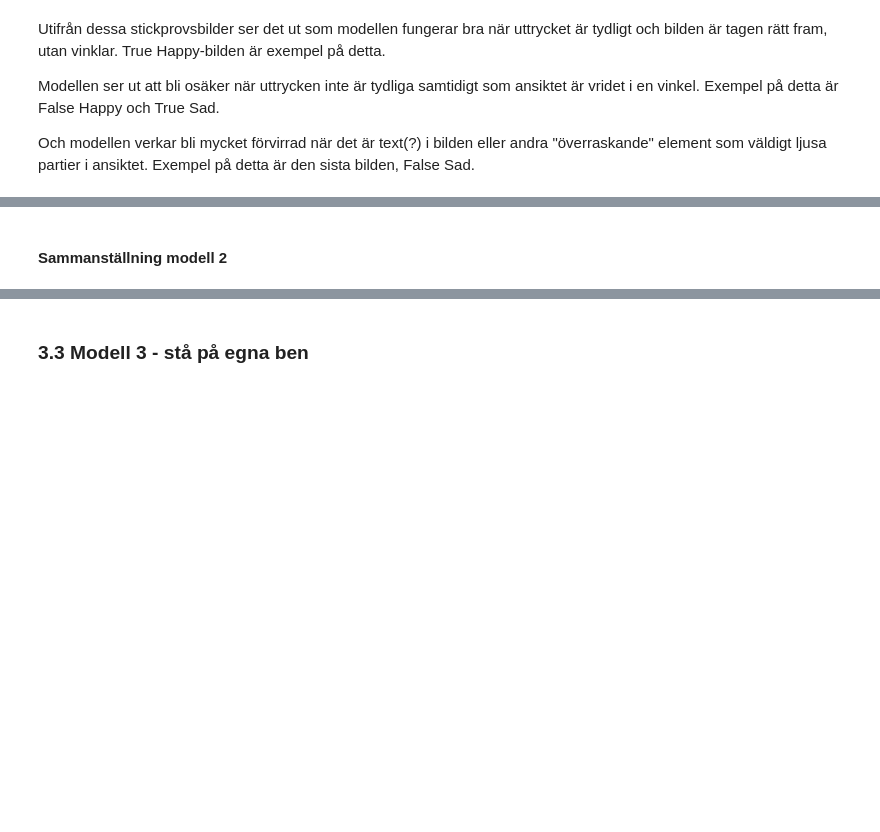
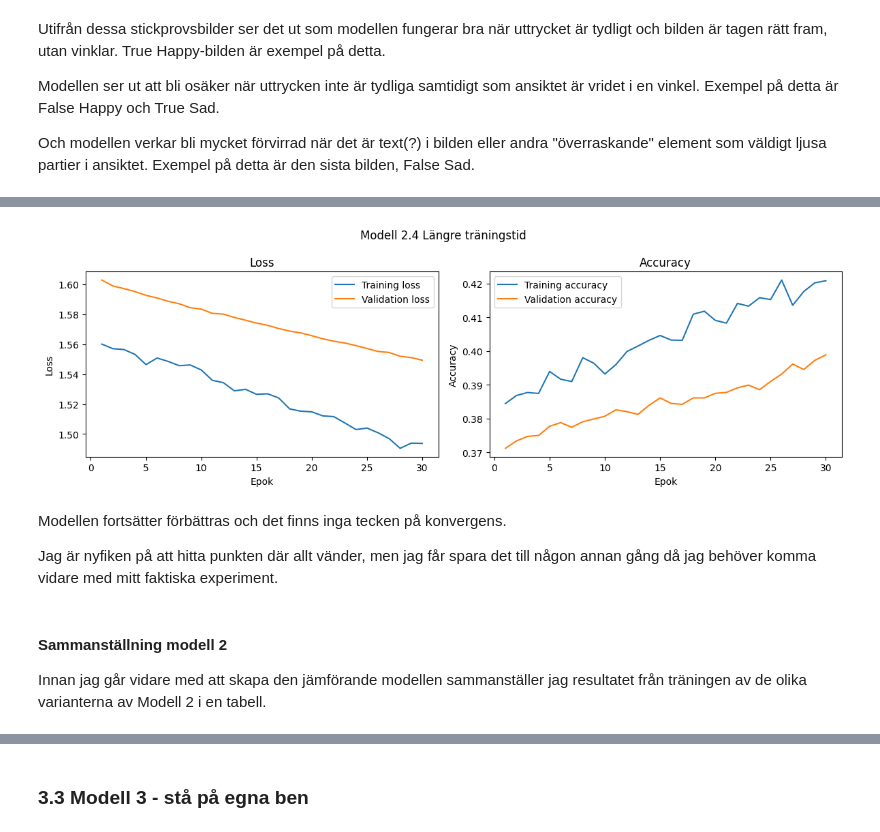
Before and after one commit to josefinoleryd/facial-expression-cnn, a Jupyter notebook: model-experiments-and-report.ipynb, the cells around one changed output, grey strips where cells are left out. Cells and saved outputs as stored; diff of their text form; code cells hidden in the pictures; blank space fills up the shorter version.

Commit message:
mer markdowns och kommentarer. Testade även att köra modell 2.3 lite längre för att se om träningskurvorna skulle börja plana av (resultat = nej).

```diff
--- a/model-experiments-and-report.ipynb
+++ b/model-experiments-and-report.ipynb
@@ -1326,0 +1522,7 @@ plot_history(history_2_3, title="Modell 2.3 Full Fine-tuning (helt upplåst arki
+# %%
+model_2_4 = model_2_2
+
+for layer in model_2_4.layers:
+    layer.trainable = True
+# %%
+model_2_4 = compile_model(model_2_4, lr=1e-5)
@@ -1326,0 +1554,7 @@ plot_history(history_2_3, title="Modell 2.3 Full Fine-tuning (helt upplåst arki
+# %%
+history_2_4, training_time_2_4 = train_model(
+    model_2_4, X_train_m2_scaled, y_train_m2, X_val_m2_scaled, y_val_m2,
+    title="Model 2.4",
+    patience=None,
+    epochs=30
+)
@@ -1327,5 +1579,15 @@ plot_history(history_2_3, title="Modell 2.3 Full Fine-tuning (helt upplåst arki
+# %%
+plot_history(history_2_4, title="Modell 2.4 Längre träningstid")
+# %% [output]
+[figure, added]
+# %% [markdown]
+Modellen fortsätter förbättras och det finns inga tecken på konvergens.
+
+Jag är nyfiken på att hitta punkten där allt vänder, men jag får spara det till någon annan gång då jag behöver komma vidare med mitt faktiska experiment.
 # %% [markdown]
 #### Sammanställning modell 2
+
+Innan jag går vidare med att skapa den jämförande modellen sammanställer jag resultatet från träningen av de olika varianterna av Modell 2 i en tabell.
 # %%
 # En hjälpfunktion för att göra sekunder till minuter och sekunder
 def format_time(seconds):
```
Also changed, not shown: parts of 23 cells of this notebook.
